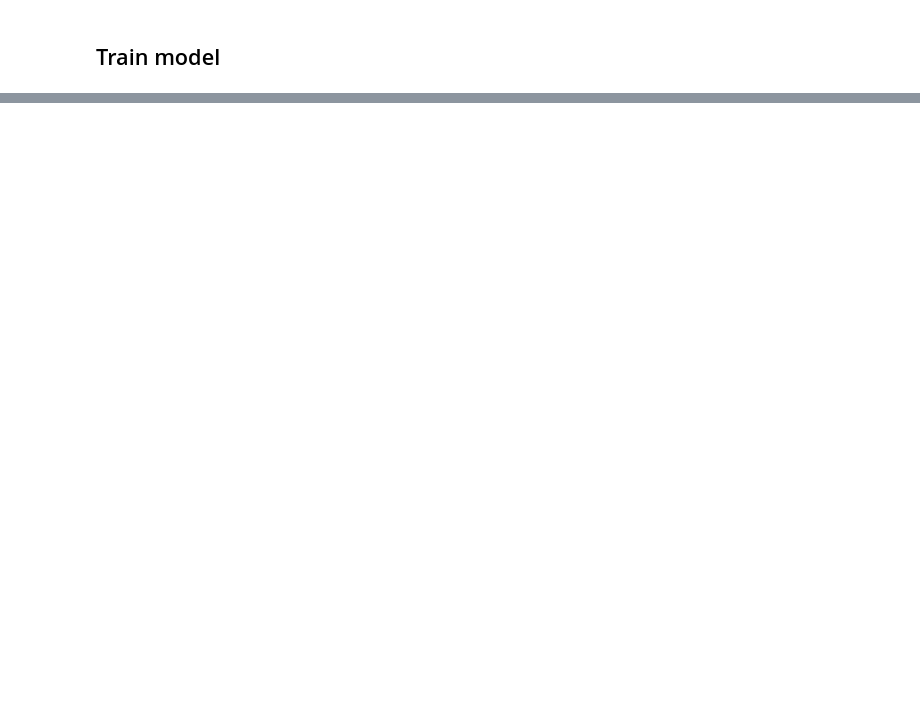
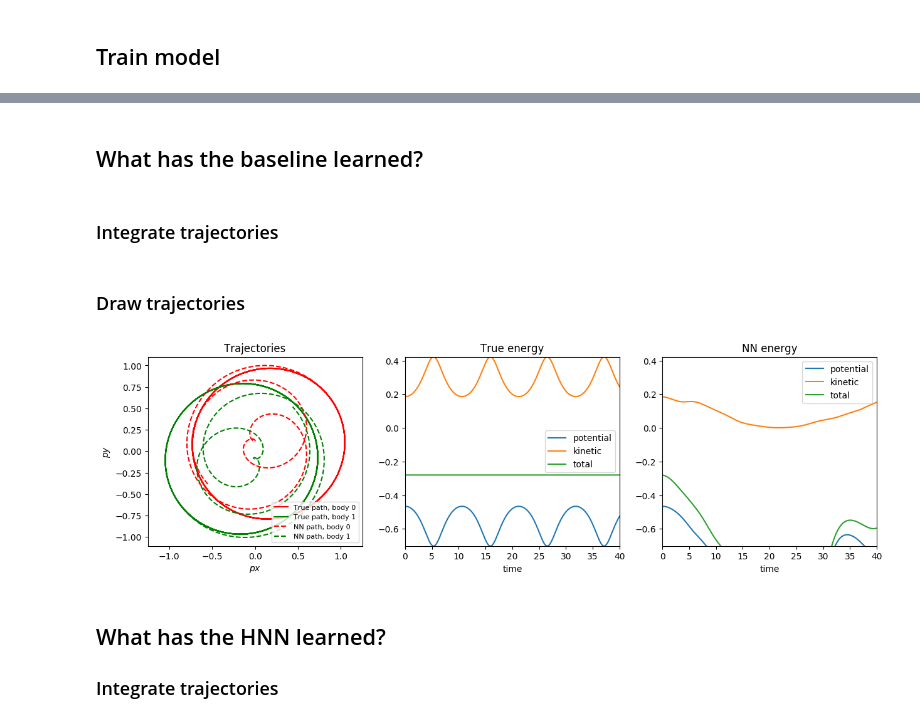
Before and after one commit to greydanus/hamiltonian-nn, a Jupyter notebook: analyze-orbits.ipynb, the cells around one changed output, grey strips where cells are left out. Saved outputs shown, nothing was run; the diff lists cells and outputs as text; code cells hidden in the pictures; blank space fills up the shorter version.

Commit message:
Fully reproduce orbital results from colab

```diff
--- a/analyze-orbits.ipynb
+++ b/analyze-orbits.ipynb
@@ -290,9 +285,3 @@ Successfully loaded data from ./experiment-orbits/2body-orbit-dataset.pkl
 #                   .format(step, loss.item(), test_loss.item(), grad@grad, grad.std()))
 
 #     return model, stats
-# %%
-arg_dict = get_args()
-arg_dict['baseline'] = True
-args = ObjectView(arg_dict)
-
-base_model, base_stats = train(args)
@@ -311,0 +302,2 @@ step 1400, train_loss 1.7123e-04, test_loss 1.1871e-04, grad norm 1.1803e-05, gr
+# %% [markdown]
+## What has the baseline learned?
@@ -311,0 +319,57 @@ step 1400, train_loss 1.7123e-04, test_loss 1.1871e-04, grad norm 1.1803e-05, gr
+# %% [markdown]
+### Integrate trajectories
+# %%
+np.random.seed(2)
+t_points = 2000
+t_span = [0,40]
+state = random_config()
+
+orbit, settings = get_orbit(state, t_points=t_points, t_span=t_span)
+
+update_fn = lambda t, y0: model_update(t, y0, base_model)
+base_orbit, settings = get_orbit(state, t_points=t_points, t_span=t_span, update_fn=update_fn)
+# %% [markdown]
+### Draw trajectories
+# %%
+fig = plt.figure(figsize=[15,4], dpi=100)
+plt.subplot(1,3,1)
+plt.title('Trajectories')
+colors = ['r', 'g', 'b']
+for i, path in enumerate(orbit):
+    plt.plot(path[1], path[2], '-', c=colors[i], label='True path, body {}'.format(i))
+
+for i, path in enumerate(base_orbit):
+    plt.plot(path[1], path[2], '--', c=colors[i], label='NN path, body {}'.format(i))
+
+plt.axis('equal')
+plt.xlabel('$px$') ; plt.ylabel('$py$')
+plt.legend(fontsize=8)
+
+plt.subplot(1,3,2)
+real_pe, real_ke, real_etot = potential_energy(orbit), kinetic_energy(orbit), total_energy(orbit)
+plt.title('True energy') ; plt.xlabel('time')
+plt.plot(settings['t_eval'], real_pe, label='potential')
+plt.plot(settings['t_eval'], real_ke, label='kinetic')
+plt.plot(settings['t_eval'], real_etot, label='total')
+plt.legend()
+plt.xlim(*settings['t_span'])
+ymin = np.min([real_pe.min(), real_ke.min(), real_etot.min()])
+ymax = np.max([real_pe.max(), real_ke.max(), real_etot.max()])
+plt.ylim(ymin, ymax)
+
+plt.subplot(1,3,3)
+plt.title('NN energy') ; plt.xlabel('time')
+plt.plot(settings['t_eval'], potential_energy(base_orbit), label='potential')
+plt.plot(settings['t_eval'], kinetic_energy(base_orbit), label='kinetic')
+plt.plot(settings['t_eval'], total_energy(base_orbit), label='total')
+plt.legend()
+plt.xlim(*settings['t_span'])
+plt.ylim(ymin, ymax)
+
+plt.show()
+# %% [output]
+[figure, added]
+# %% [markdown]
+## What has the HNN learned?
+
+### Integrate trajectories
```
Also changed, not shown: parts of 13 cells of this notebook.
